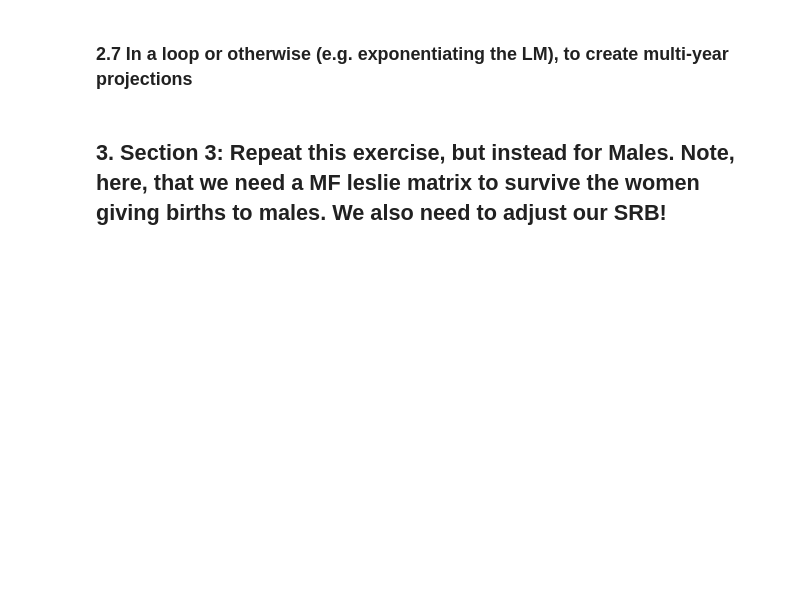
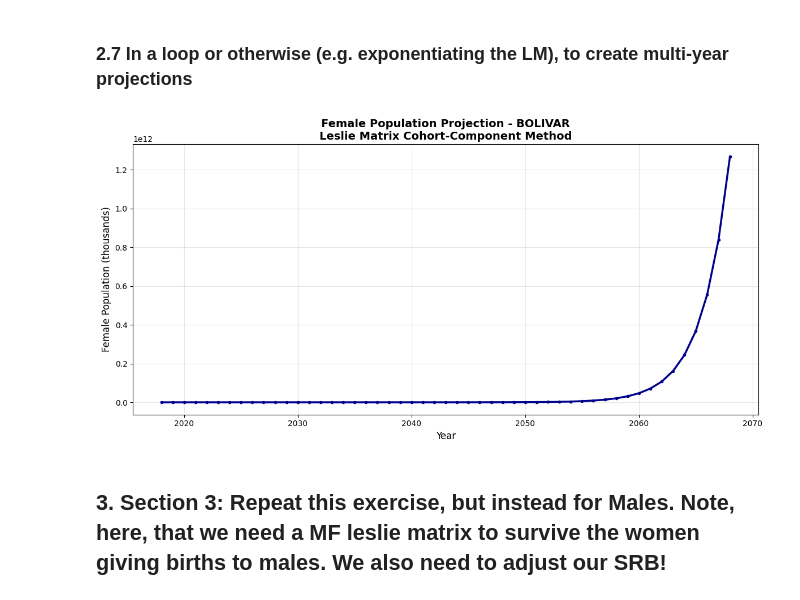
Before and after one commit to crahal/PyCCM, a Jupyter notebook: course/labs/questions/Computer_Lab_4.ipynb, the cells around one changed output. Saved outputs shown, nothing was run; the diff lists cells and outputs as text; code cells hidden in the pictures; blank space fills up the shorter version.

```diff
--- a/course/labs/questions/Computer_Lab_4.ipynb
+++ b/course/labs/questions/Computer_Lab_4.ipynb
@@ -67,0 +192,11 @@ from helpers import _collapse_defunciones_01_24_to_04, _tfr_from_asfr_df, _smoot
+# %%
+survived_asfr = np.zeros(n_ages)
+
+for i, age_str in enumerate(births_f_by_age.index.tolist()):
+    age_idx = int(age_str)
+
+    if age_idx < n_ages -1:
+        survived_asfr[age_idx] =  (asfr_values[i]* prop_female *
+                                  (survivorship_f[age_idx]+survivorship_f[age_idx+1])/2)
+    else:
+        survived_asfr[age_idx] = asfr_values[i] * prop_female * survivorship_f[age_idx]
@@ -68,4 +213,9 @@ from helpers import _collapse_defunciones_01_24_to_04, _tfr_from_asfr_df, _smoot
 # %% [markdown]
 ### 2.3 Position this corrected array into the appropriate place on the first row of the Leslie Matrix (noting early 0s)
 # %%
-# <Your answer goes here>
+leslie_matrix_f[0:] = survived_asfr
+# %%
+for i in range(n_ages -1):
+    leslie_matrix_f[i+1,i] = survivorship_f[i]
+
+leslie_matrix_f[-1,-1] = survivorship_f[-1]
@@ -82,2 +306,9 @@ from helpers import _collapse_defunciones_01_24_to_04, _tfr_from_asfr_df, _smoot
 # %%
-# <Your answer goes here>
+projection_years = 50
+years_lst = [year+i for i in range(projection_years+1)]
+
+projections_f = np.zeros((projection_years+1, n_ages))
+projections_f[0,:]= df_pop_f_1yr['VALOR'].values
+
+for t in range(projection_years):
+    projections_f[t+1,:] = leslie_matrix_f @ projections_f[t,:]
@@ -84,7 +339,22 @@ from helpers import _collapse_defunciones_01_24_to_04, _tfr_from_asfr_df, _smoot
 # %% [markdown]
 ### 2.7 In a loop or otherwise (e.g. exponentiating the LM), to create multi-year projections
 # %%
-# <Your answer goes here>
+import matplotlib.pyplot as plt
+# Visualize projection
+total_pop_f = projections_f.sum(axis=1)
+
+plt.figure(figsize=(12, 6))
+plt.plot(years_lst, total_pop_f / 1000, linewidth=2.5, color='darkblue', marker='o', markersize=3)
+plt.xlabel('Year', fontsize=12)
+plt.ylabel('Female Population (thousands)', fontsize=12)
+plt.title(f'Female Population Projection - {dpto}\n'
+          f'Leslie Matrix Cohort-Component Method',
+          fontsize=14, fontweight='bold')
+plt.grid(True, alpha=0.3)
+plt.tight_layout()
+plt.show()
+# %% [output]
+[figure, added]
 # %% [markdown]
 ## 3. Section 3: Repeat this exercise, but instead for Males. Note, here, that we need a MF leslie matrix to survive the women giving births to males. We also need to adjust our SRB!
 # %%
```
Also changed, not shown: parts of 42 cells of this notebook, 12 other files.
